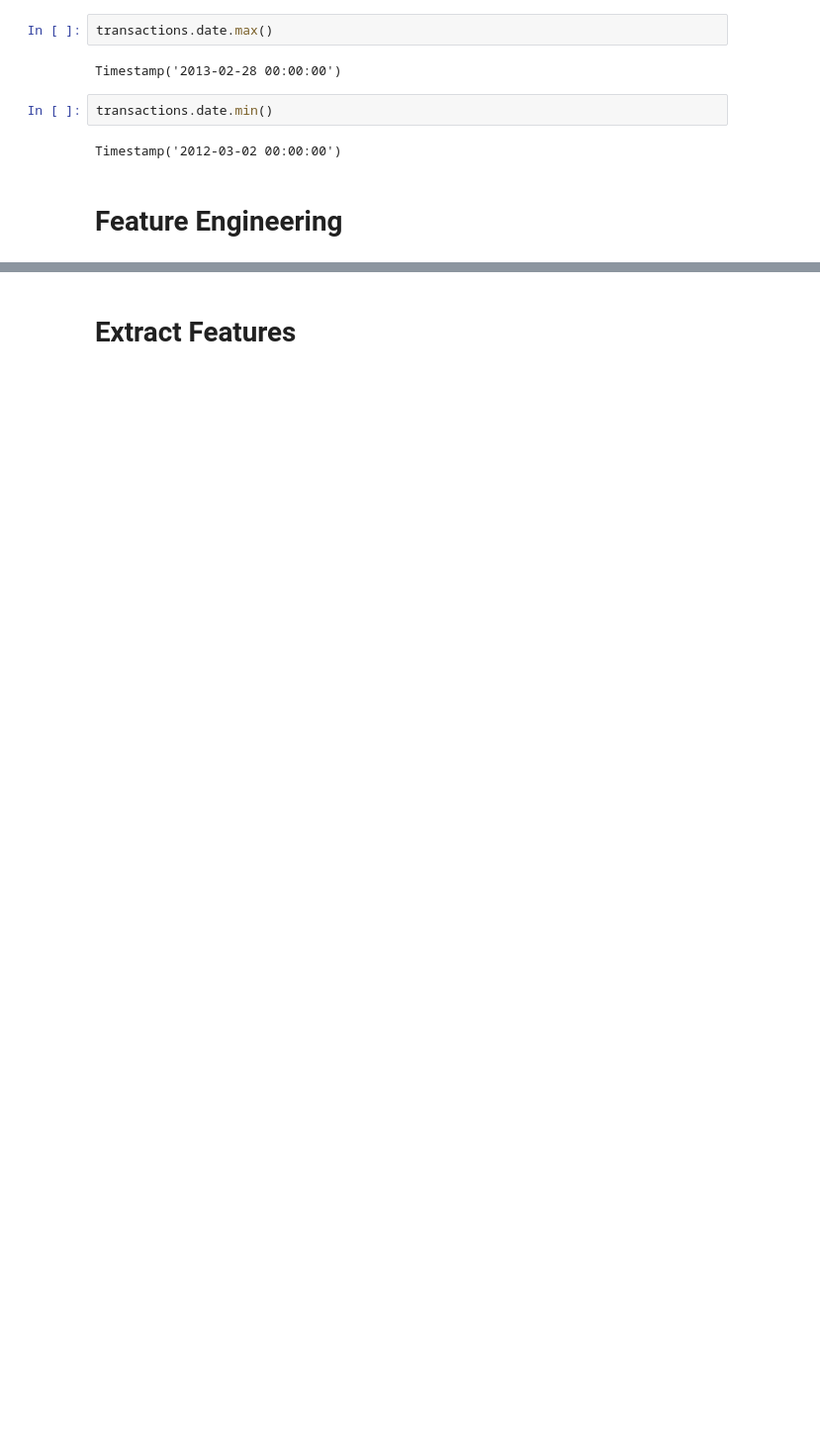
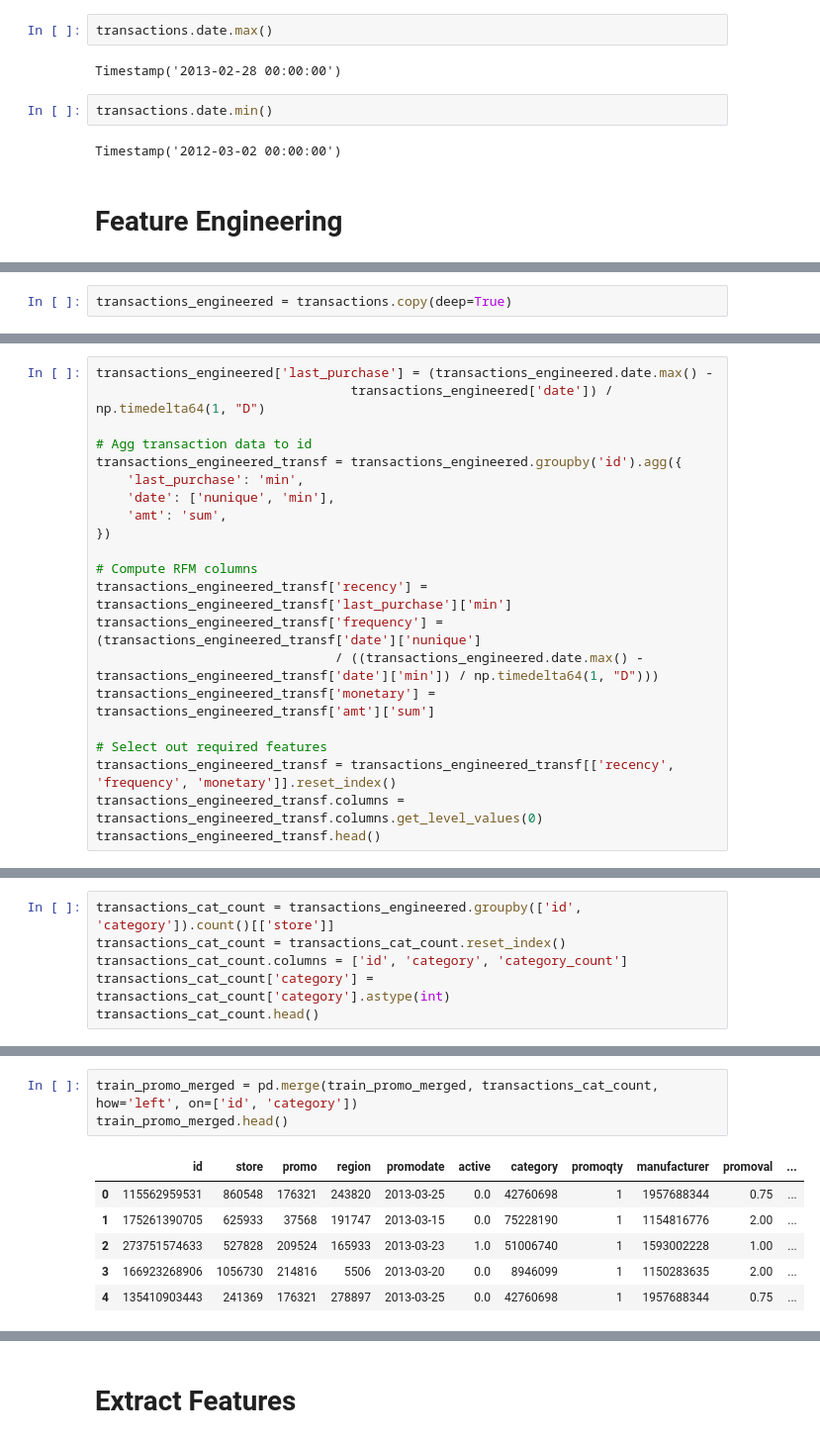
Before and after one commit to MiracleSkyHawk/RSM8521_A5_Final, a Jupyter notebook: Changsong Yang - Assignment 3.ipynb, the cells around one changed output, grey strips where cells are left out. Shown at 99% size. Saved outputs shown, nothing was run; the diff lists cells and outputs as text; blank space fills up the shorter version.

```diff
--- a/Changsong Yang - Assignment 3.ipynb
+++ b/Changsong Yang - Assignment 3.ipynb
@@ -93,0 +99,2 @@ Timestamp('2012-03-02 00:00:00')
+# %%
+transactions_engineered = transactions.copy(deep=True)
@@ -93,0 +143,21 @@ Timestamp('2012-03-02 00:00:00')
+# %%
+transactions_engineered['last_purchase'] = (transactions_engineered.date.max() -
+                                 transactions_engineered['date']) / np.timedelta64(1, "D")
+
+# Agg transaction data to id
+transactions_engineered_transf = transactions_engineered.groupby('id').agg({
+    'last_purchase': 'min',
+    'date': ['nunique', 'min'],
+    'amt': 'sum',
+})
+
+# Compute RFM columns
+transactions_engineered_transf['recency'] = transactions_engineered_transf['last_purchase']['min']
+transactions_engineered_transf['frequency'] = (transactions_engineered_transf['date']['nunique']
+                               / ((transactions_engineered.date.max() - transactions_engineered_transf['date']['min']) / np.timedelta64(1, "D")))
+transactions_engineered_transf['monetary'] = transactions_engineered_transf['amt']['sum']
+
+# Select out required features
+transactions_engineered_transf = transactions_engineered_transf[['recency', 'frequency', 'monetary']].reset_index()
+transactions_engineered_transf.columns = transactions_engineered_transf.columns.get_level_values(0)
+transactions_engineered_transf.head()
@@ -93,0 +177,6 @@ Timestamp('2012-03-02 00:00:00')
+# %%
+transactions_cat_count = transactions_engineered.groupby(['id', 'category']).count()[['store']]
+transactions_cat_count = transactions_cat_count.reset_index()
+transactions_cat_count.columns = ['id', 'category', 'category_count']
+transactions_cat_count['category'] = transactions_cat_count['category'].astype(int)
+transactions_cat_count.head()
@@ -93,0 +215,10 @@ Timestamp('2012-03-02 00:00:00')
+# %%
+train_promo_merged = pd.merge(train_promo_merged, transactions_cat_count, how='left', on=['id', 'category'])
+train_promo_merged.head()
+# %% [output]
+|  | id | store | promo | region | promodate | active | category | promoqty | manufacturer | promoval | ... |
+| 0 | 115562959531 | 860548 | 176321 | 243820 | 2013-03-25 | 0.0 | 42760698 | 1 | 1957688344 | 0.75 | ... |
+| 1 | 175261390705 | 625933 | 37568 | 191747 | 2013-03-15 | 0.0 | 75228190 | 1 | 1154816776 | 2.00 | ... |
+| 2 | 273751574633 | 527828 | 209524 | 165933 | 2013-03-23 | 1.0 | 51006740 | 1 | 1593002228 | 1.00 | ... |
+| 3 | 166923268906 | 1056730 | 214816 | 5506 | 2013-03-20 | 0.0 | 8946099 | 1 | 1150283635 | 2.00 | ... |
+| 4 | 135410903443 | 241369 | 176321 | 278897 | 2013-03-25 | 0.0 | 42760698 | 1 | 1957688344 | 0.75 | ... |
```
Also changed, not shown: parts of 49 cells of this notebook, 2 other files.
